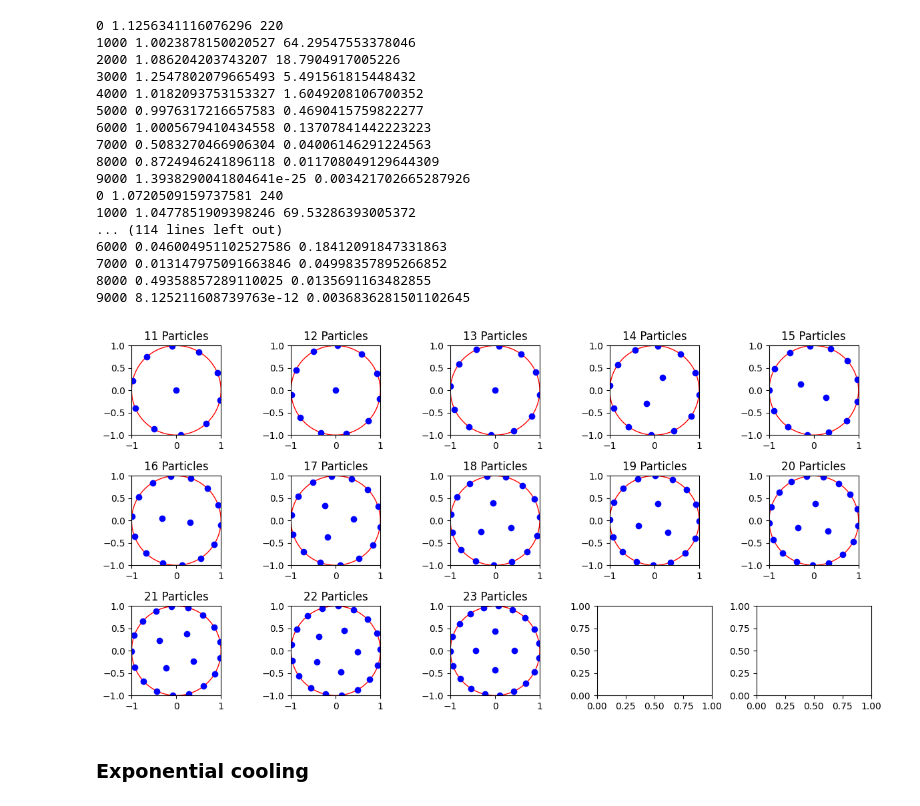
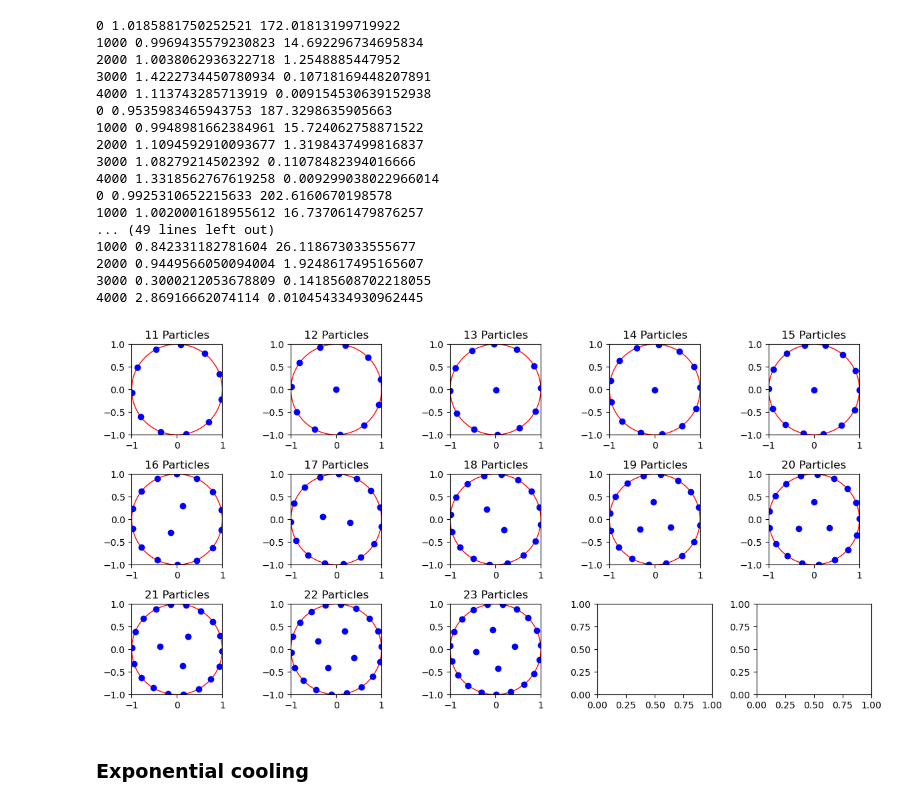
Before and after one commit to DutchProg/STSIM_ass3, a Jupyter notebook: EzradeCleen_12042137_ElinevandeLagemaat_11892900_Assignment_3.ipynb, the cells around one changed output. Saved outputs shown, nothing was run; the diff lists cells and outputs as text; code cells hidden in the pictures.

```diff
--- a/EzradeCleen_12042137_ElinevandeLagemaat_11892900_Assignment_3.ipynb
+++ b/EzradeCleen_12042137_ElinevandeLagemaat_11892900_Assignment_3.ipynb
@@ -147,12 +272,11 @@ def simulate_charged_particles_individual_steps(n, radius, steps, initial_step_s
 # %%
-
 # Parameters
-n_particles = 11 # Number of particles
+n_particles = 23 # Number of particles
 circle_radius = 1
 simulation_steps = 5_000
-initial_step_size = 0.5
+initial_step_size = 1
 final_step_size = 0.02
-initial_temperature = 25 * n_particles
+initial_temperature = 20*n_particles
 final_temperature = 0.001
 
 # Run the simulation with simulated annealing
@@ -192,59 +316,59 @@ plt.show()
 
 # Parameters
 circle_radius = 1
-simulation_steps = 10_000
-initial_step_size = 0.6
+simulation_steps = 5_000
+initial_step_size = 1
 final_step_size = 0.02
-
+# initial_temperature = 500
 final_temperature = 0.001
 
 # Number of rows and columns in the subplot grid
 nrows = 3
 ncols = 5
 
 # Create a figure with subplots
 fig, axes = plt.subplots(nrows, ncols, figsize=(12, 6))
 
 # Iterate over the specified number of particles
 for i, n_particles in enumerate(range(11, 24)):
 
     initial_temperature = 20 * n_particles
     # Run the simulation for each particle count
     annealing_particles, _, _ = simulate_charged_particles_individual_steps(
         n_particles, circle_radius, simulation_steps, initial_step_size, final_step_size, initial_temperature, final_temperature
     )
 
     # Plot the configuration for each particle count
     ax = axes[i // ncols, i % ncols]  # Select the correct subplot
     circle = plt.Circle((0, 0), circle_radius, color='r', fill=False)
     ax.add_artist(circle)
     ax.scatter(annealing_particles[:, 0], annealing_particles[:, 1], color='blue')
     ax.set_xlim([-circle_radius, circle_radius])
     ax.set_ylim([-circle_radius, circle_radius])
     ax.set_title(f"{n_particles} Particles")
     ax.set_aspect('equal', 'box')
 
 plt.tight_layout()
 plt.show()
 # %% [output]
-0 1.1256341116076296 220
-1000 1.0023878150020527 64.29547553378046
-2000 1.086204203743207 18.7904917005226
-3000 1.2547802079665493 5.491561815448432
-4000 1.0182093753153327 1.6049208106700352
-5000 0.9976317216657583 0.4690415759822277
-6000 1.0005679410434558 0.13707841442223223
-7000 0.5083270466906304 0.04006146291224563
-8000 0.8724946241896118 0.011708049129644309
-9000 1.3938290041804641e-25 0.003421702665287926
-0 1.0720509159737581 240
-1000 1.0477851909398246 69.53286393005372
-... (114 lines left out)
-6000 0.046004951102527586 0.18412091847331863
-7000 0.013147975091663846 0.04998357895266852
-8000 0.49358857289110025 0.0135691163482855
-9000 8.125211608739763e-12 0.0036836281501102645
+0 1.0185881750252521 172.01813199719922
+1000 0.9969435579230823 14.692296734695834
+2000 1.0038062936322718 1.2548885447952
+3000 1.4222734450780934 0.10718169448207891
+4000 1.113743285713919 0.009154530639152938
+0 0.9535983465943753 187.3298635905663
+1000 0.9948981662384961 15.724062758871522
+2000 1.1094592910093677 1.3198437499816837
+3000 1.08279214502392 0.11078482394016666
+4000 1.3318562767619258 0.009299038022966014
+0 0.9925310652215633 202.6160670198578
+1000 1.0020001618955612 16.737061479876257
+... (49 lines left out)
+1000 0.842331182781604 26.118673033555677
+2000 0.9449566050094004 1.9248617495165607
+3000 0.3000212053678809 0.14185608702218055
+4000 2.86916662074114 0.010454334930962445
-[figure, old version]
+[figure, new version]
 # %%
 def exponential_cooling(T0,t,a=0.9):
     return T0*a**t
```
Also changed, not shown: parts of 4 cells of this notebook.
